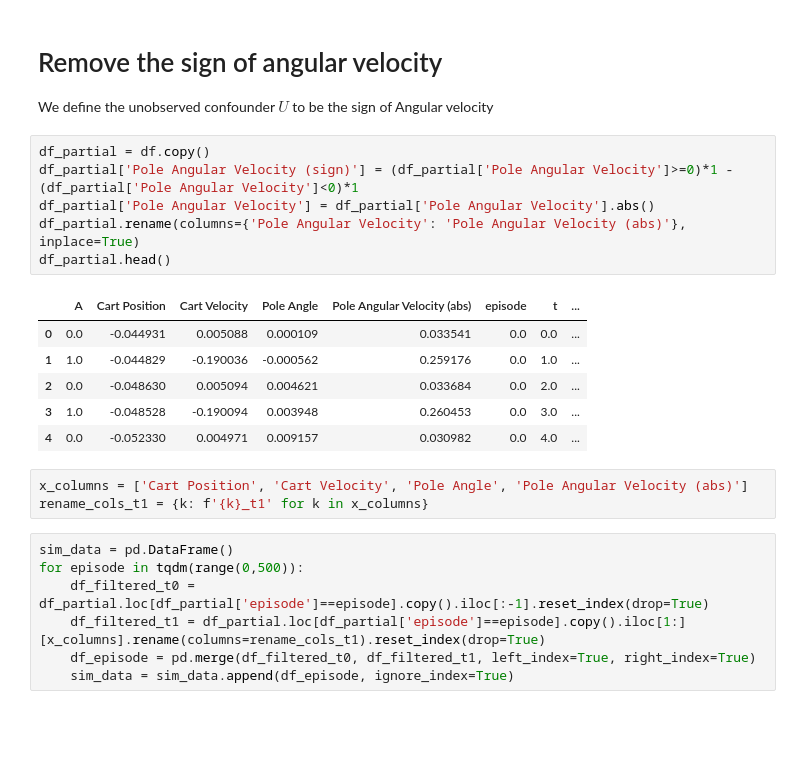
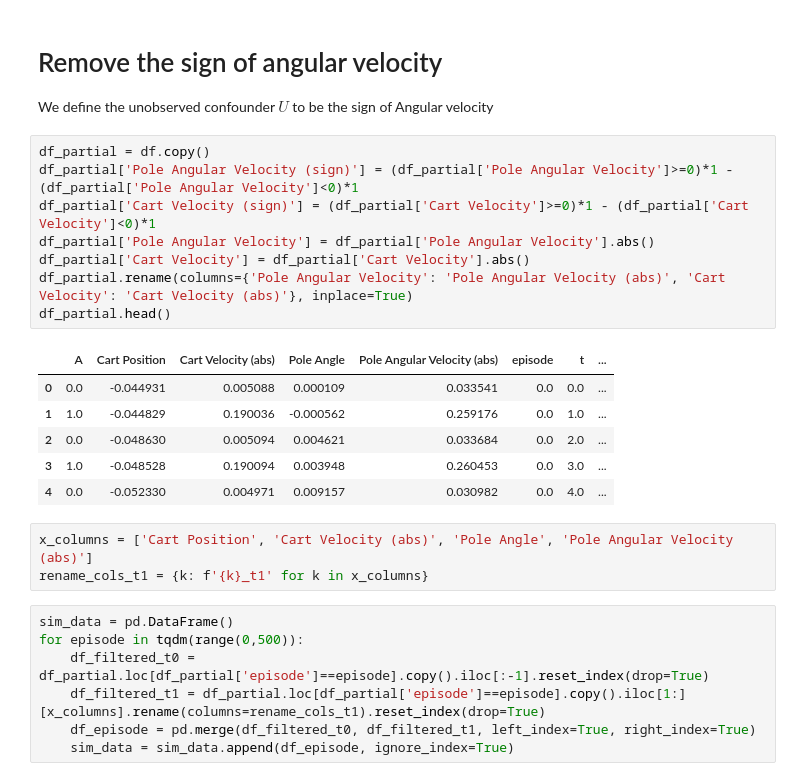
Before and after one commit to faaizT/CausalTwinAssessment, a Jupyter notebook: Cartpole Simulator.ipynb, the cells around one changed output. Cells and saved outputs as stored; diff of their text form; blank space fills up the shorter version.

```diff
--- a/Cartpole Simulator.ipynb
+++ b/Cartpole Simulator.ipynb
@@ -257,18 +257,20 @@ We define the unobserved confounder $U$ to be the sign of Angular velocity
 # %%
 df_partial = df.copy()
 df_partial['Pole Angular Velocity (sign)'] = (df_partial['Pole Angular Velocity']>=0)*1 - (df_partial['Pole Angular Velocity']<0)*1
+df_partial['Cart Velocity (sign)'] = (df_partial['Cart Velocity']>=0)*1 - (df_partial['Cart Velocity']<0)*1
 df_partial['Pole Angular Velocity'] = df_partial['Pole Angular Velocity'].abs()
-df_partial.rename(columns={'Pole Angular Velocity': 'Pole Angular Velocity (abs)'}, inplace=True)
+df_partial['Cart Velocity'] = df_partial['Cart Velocity'].abs()
+df_partial.rename(columns={'Pole Angular Velocity': 'Pole Angular Velocity (abs)', 'Cart Velocity': 'Cart Velocity (abs)'}, inplace=True)
 df_partial.head()
 # %% [output]
-|  | A | Cart Position | Cart Velocity | Pole Angle | Pole Angular Velocity (abs) | episode | t | ... |
+|  | A | Cart Position | Cart Velocity (abs) | Pole Angle | Pole Angular Velocity (abs) | episode | t | ... |
 | 0 | 0.0 | -0.044931 | 0.005088 | 0.000109 | 0.033541 | 0.0 | 0.0 | ... |
-| 1 | 1.0 | -0.044829 | -0.190036 | -0.000562 | 0.259176 | 0.0 | 1.0 | ... |
+| 1 | 1.0 | -0.044829 | 0.190036 | -0.000562 | 0.259176 | 0.0 | 1.0 | ... |
 | 2 | 0.0 | -0.048630 | 0.005094 | 0.004621 | 0.033684 | 0.0 | 2.0 | ... |
-| 3 | 1.0 | -0.048528 | -0.190094 | 0.003948 | 0.260453 | 0.0 | 3.0 | ... |
+| 3 | 1.0 | -0.048528 | 0.190094 | 0.003948 | 0.260453 | 0.0 | 3.0 | ... |
 | 4 | 0.0 | -0.052330 | 0.004971 | 0.009157 | 0.030982 | 0.0 | 4.0 | ... |
 # %%
-x_columns = ['Cart Position', 'Cart Velocity', 'Pole Angle', 'Pole Angular Velocity (abs)']
+x_columns = ['Cart Position', 'Cart Velocity (abs)', 'Pole Angle', 'Pole Angular Velocity (abs)']
 rename_cols_t1 = {k: f'{k}_t1' for k in x_columns}
 # %%
 sim_data = pd.DataFrame()
```
Also changed, not shown: parts of 50 cells of this notebook.
